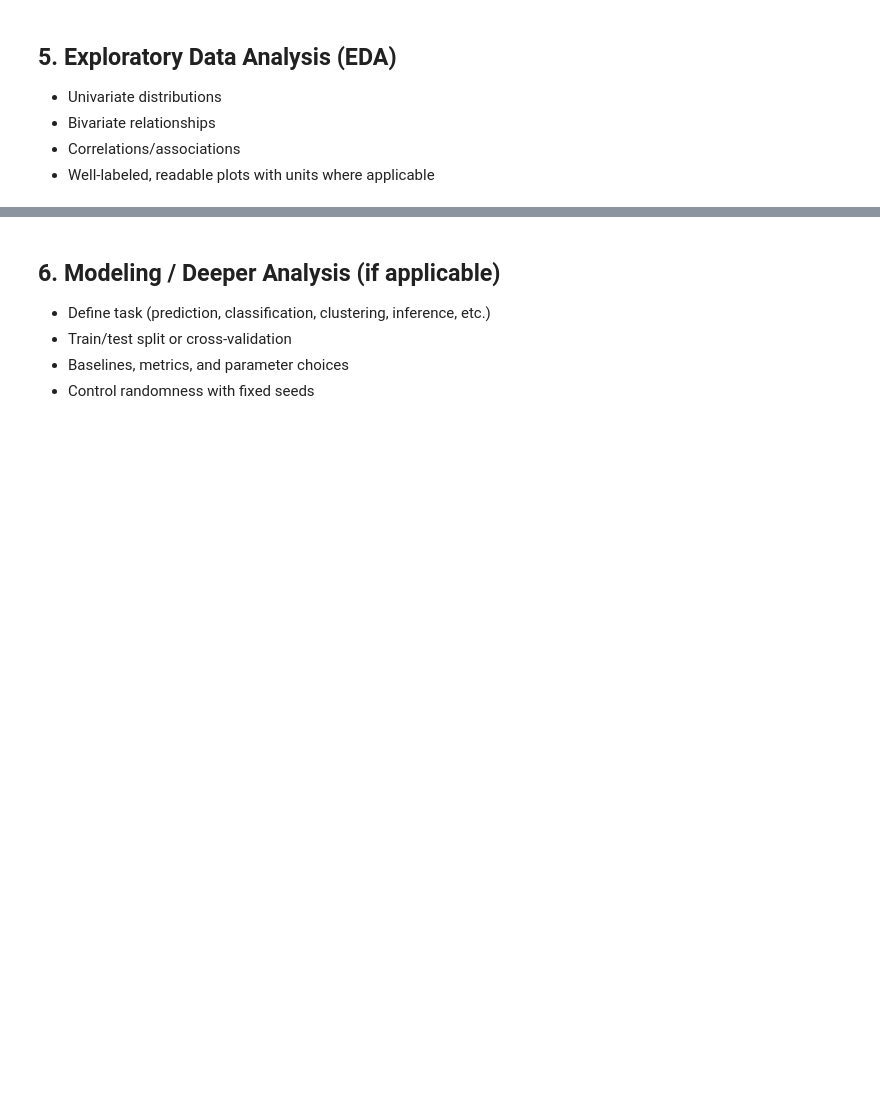
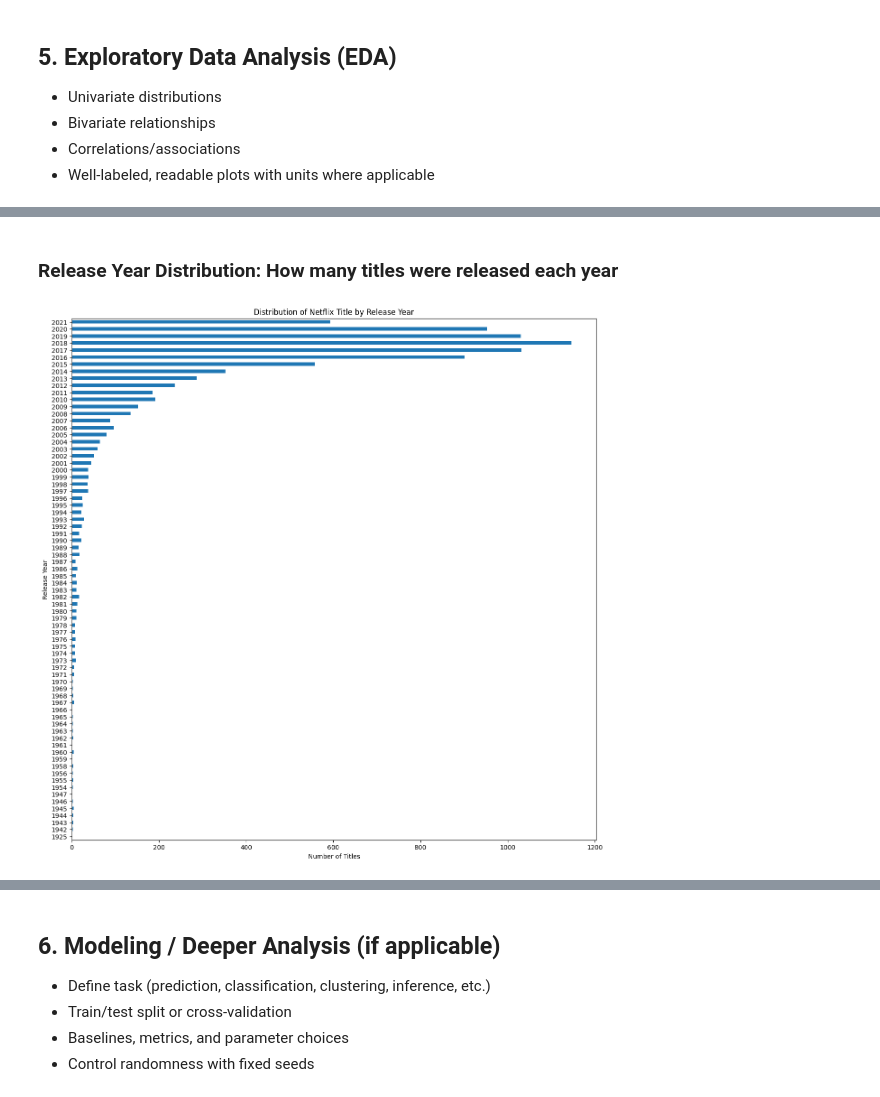
Before and after one commit to liya-eng/DSF_PROJECT, a Jupyter notebook: TT6L_G04_Notebook.ipynb, the cells around one changed output, grey strips where cells are left out. Saved outputs shown, nothing was run; the diff lists cells and outputs as text; code cells hidden in the pictures; blank space fills up the shorter version.

```diff
--- a/TT6L_G04_Notebook.ipynb
+++ b/TT6L_G04_Notebook.ipynb
@@ -229,0 +247,15 @@ clean_netflix.to_csv('netflix_cleaned.csv', index = False)
+# %% [markdown]
+### Release Year Distribution: How many titles were released each year
+# %%
+release_year_dist = netflix_cleaned['release_year'].value_counts().sort_index()
+release_year_dist.plot(
+    kind='barh',
+    figsize=(15,15)
+)
+
+plt.title('Distribution of Netflix Title by Release Year')
+plt.xlabel('Number of Titles')
+plt.ylabel('Release Year')
+plt.show()
+# %% [output]
+[figure, added]
```
Also changed, not shown: parts of 10 cells of this notebook.
